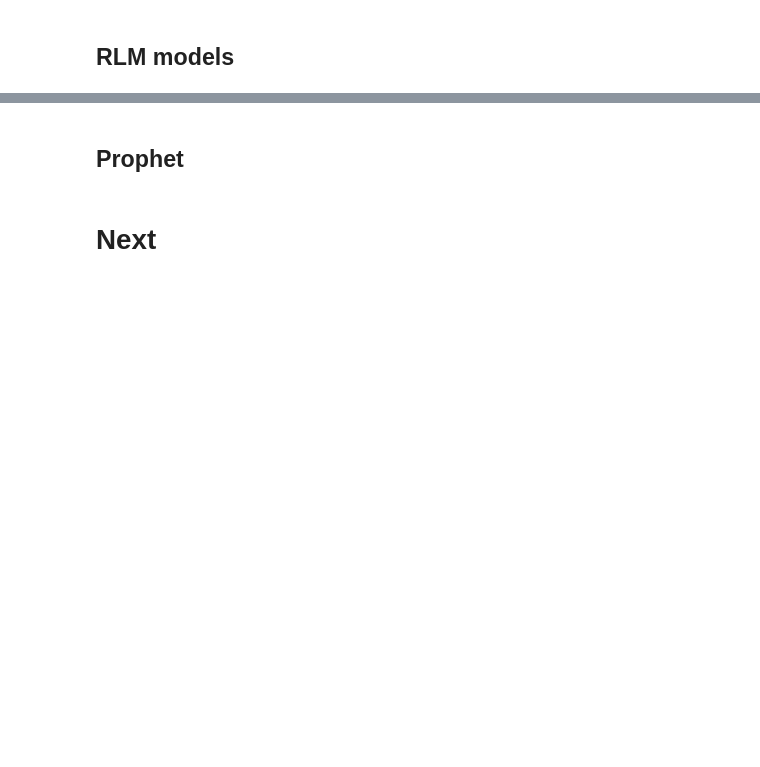
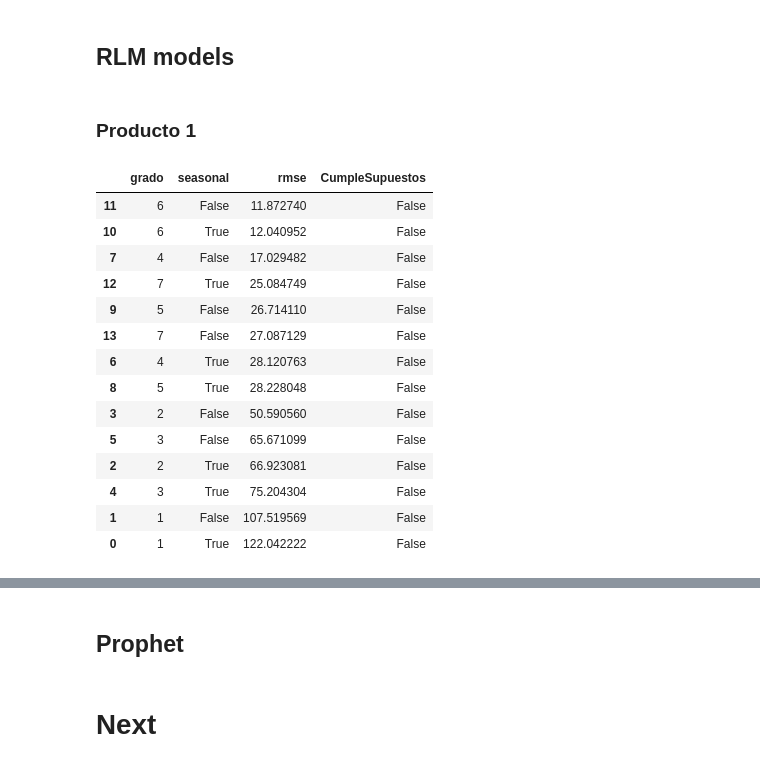
Before and after one commit to JhonattanReales21/TS_forecast_AA3_final, a Jupyter notebook: Parcial_final_jhonattanR.ipynb, the cells around one changed output, grey strips where cells are left out. Saved outputs shown, nothing was run; the diff lists cells and outputs as text; code cells hidden in the pictures; blank space fills up the shorter version.

Commit message:
Add RLM models logic and evaluation

```diff
--- a/Parcial_final_jhonattanR.ipynb
+++ b/Parcial_final_jhonattanR.ipynb
@@ -360,2 +441,49 @@ ma_prod2_results
 # %% [markdown]
 ## RLM models
+# %% [markdown]
+### Producto 1
+# %%
+rlm_prod1_results = []
+
+for grado in range(1, 8):  # Grados de 1 a 7
+    for seasonal in [True, False]:
+        init_params = {
+            "degree": grado,
+            "seasonal": seasonal,
+        }
+
+        metrica = evalua_modelo_ST_por_ventana(
+            index_name="fecha",
+            model_type="RLM",
+            init_params=init_params,
+            fit_params={},
+            data=df_producto1_evaluacion,
+            test_init="2024-01-01",
+            test_finish="2024-06-01",
+            window_type="rolling",
+            train_size=12 * 5,  # 5 años
+            test_size=1,
+            metric="rmse",
+        )
+        rlm_prod1_results.append({"grado": grado, "seasonal": seasonal, "rmse": metrica})
+
+rlm_prod1_results = pd.DataFrame(rlm_prod1_results).sort_values(by="rmse", ascending=True)
+
+rlm_prod1_results = validar_supuestos_df(df_producto1_evaluacion, rlm_prod1_results, "RLM", alpha=0.05)
+rlm_prod1_results
+# %% [output]
+|  | grado | seasonal | rmse | CumpleSupuestos |
+| 11 | 6 | False | 11.872740 | False |
+| 10 | 6 | True | 12.040952 | False |
+| 7 | 4 | False | 17.029482 | False |
+| 12 | 7 | True | 25.084749 | False |
+| 9 | 5 | False | 26.714110 | False |
+| 13 | 7 | False | 27.087129 | False |
+| 6 | 4 | True | 28.120763 | False |
+| 8 | 5 | True | 28.228048 | False |
+| 3 | 2 | False | 50.590560 | False |
+| 5 | 3 | False | 65.671099 | False |
+| 2 | 2 | True | 66.923081 | False |
+| 4 | 3 | True | 75.204304 | False |
+| 1 | 1 | False | 107.519569 | False |
+| 0 | 1 | True | 122.042222 | False |
```
Also changed, not shown: parts of 14 cells of this notebook, 1 other file.
